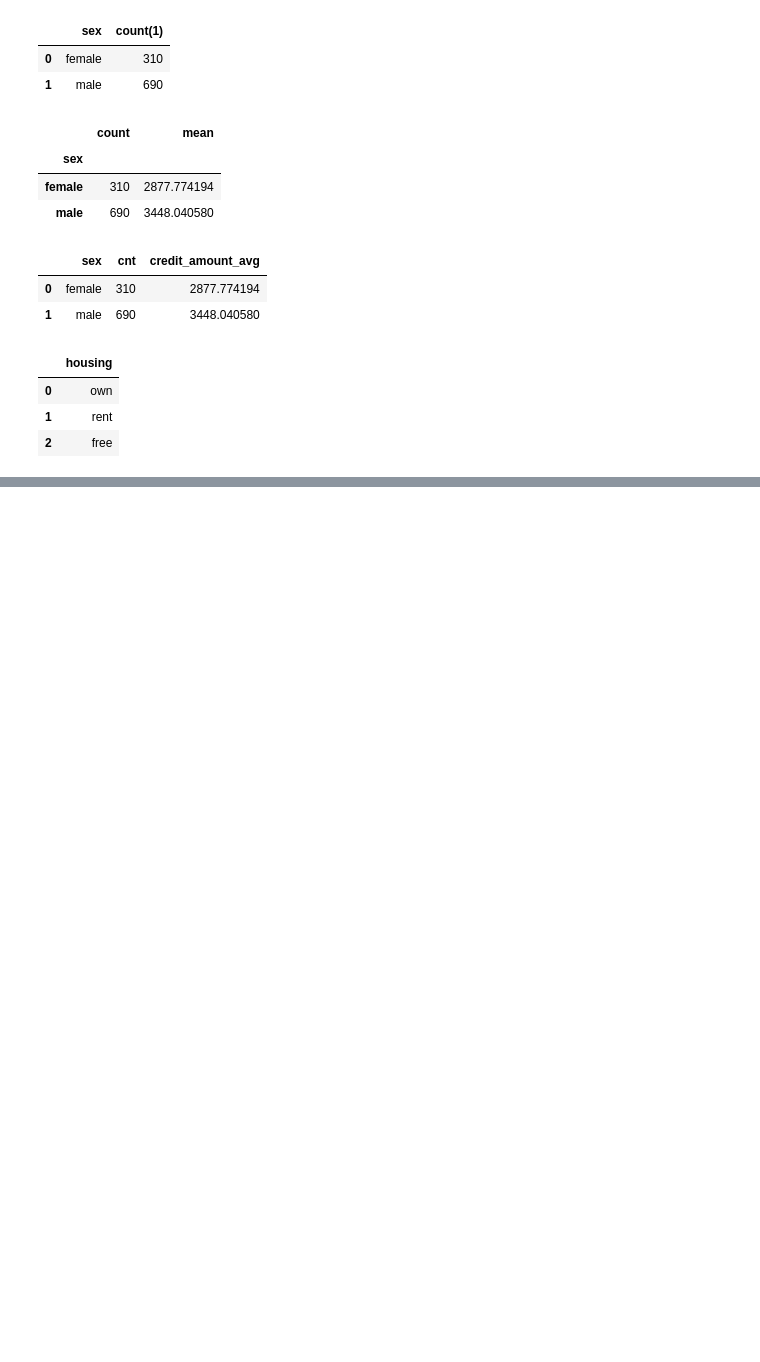
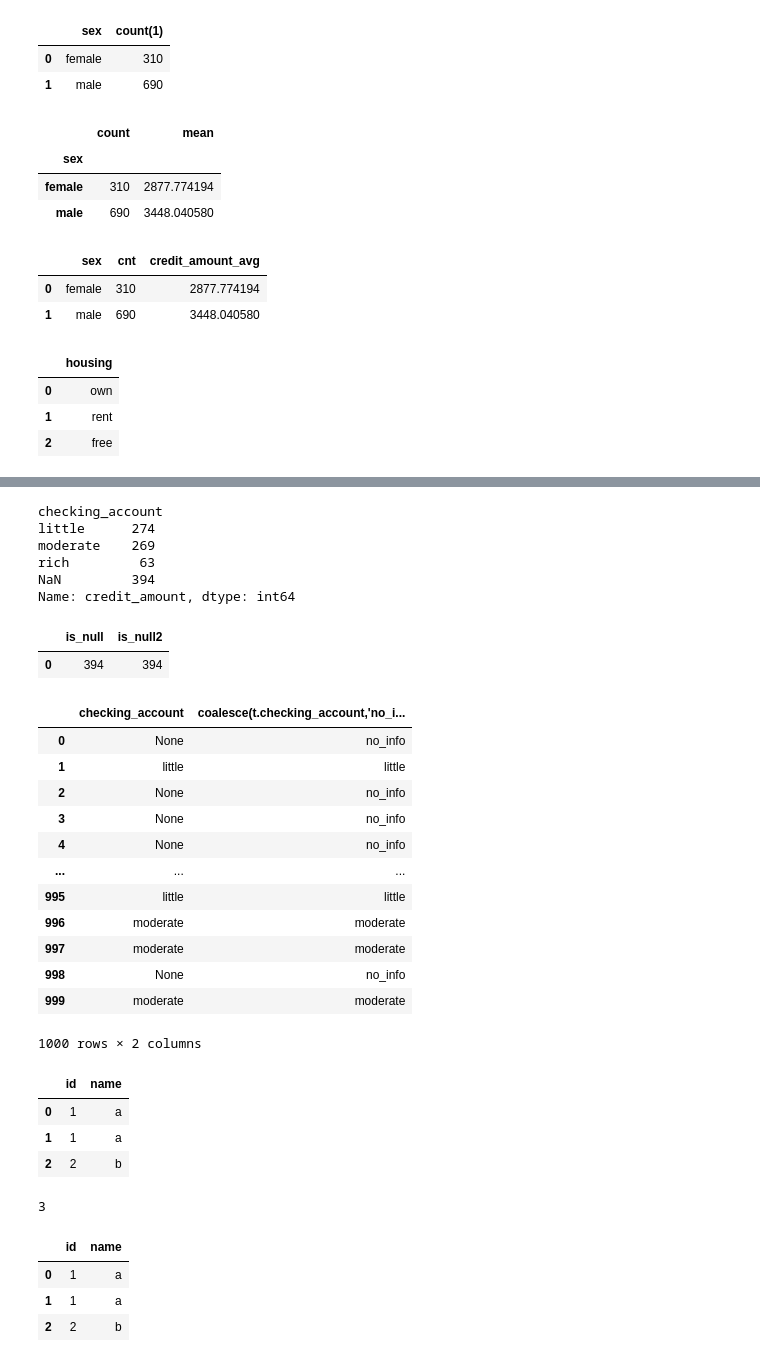
Before and after one commit to ZhikharevAl/sql_exercises, a Jupyter notebook: exercise_4_group_by.ipynb, the cells around one changed output, grey strips where cells are left out. Drawn from its saved outputs; the diff is of its cells as text; code cells hidden in the pictures; blank space fills up the shorter version.

```diff
--- a/exercise_4_group_by.ipynb
+++ b/exercise_4_group_by.ipynb
@@ -65,0 +92,9 @@ select(sql)
+# %%
+df.groupby('checking_account',dropna=False)['credit_amount'].count()
+# %% [output]
+checking_account
+little      274
+moderate    269
+rich         63
+NaN         394
+Name: credit_amount, dtype: int64
@@ -65,0 +108,29 @@ select(sql)
+# %%
+select(sql)
+# %% [output]
+|  | is_null | is_null2 |
+| 0 | 394 | 394 |
+# %%
+sql = '''select
+
+t.checking_account,
+
+coalesce(t.checking_account,'no_info')
+
+ from german_credit t'''
+# %%
+select(sql)
+# %% [output]
+|  | checking_account | coalesce(t.checking_account,'no_i... |
+| 0 | None | no_info |
+| 1 | little | little |
+| 2 | None | no_info |
+| 3 | None | no_info |
+| 4 | None | no_info |
+| ... | ... | ... |
+| 995 | little | little |
+| 996 | moderate | moderate |
+| 997 | moderate | moderate |
+| 998 | None | no_info |
+| 999 | moderate | moderate |
+1000 rows × 2 columns
@@ -65,0 +139,11 @@ select(sql)
+# %%
+t
+# %% [output]
+|  | id | name |
+| 0 | 1 | a |
+| 1 | 1 | a |
+| 2 | 2 | b |
+# %%
+t.to_sql('dupl_test',con,index=False,if_exists='replace')
+# %% [output]
+3
@@ -65,0 +152,7 @@ select(sql)
+# %%
+select(sql)
+# %% [output]
+|  | id | name |
+| 0 | 1 | a |
+| 1 | 1 | a |
+| 2 | 2 | b |
```
Also changed, not shown: parts of 41 cells of this notebook.
